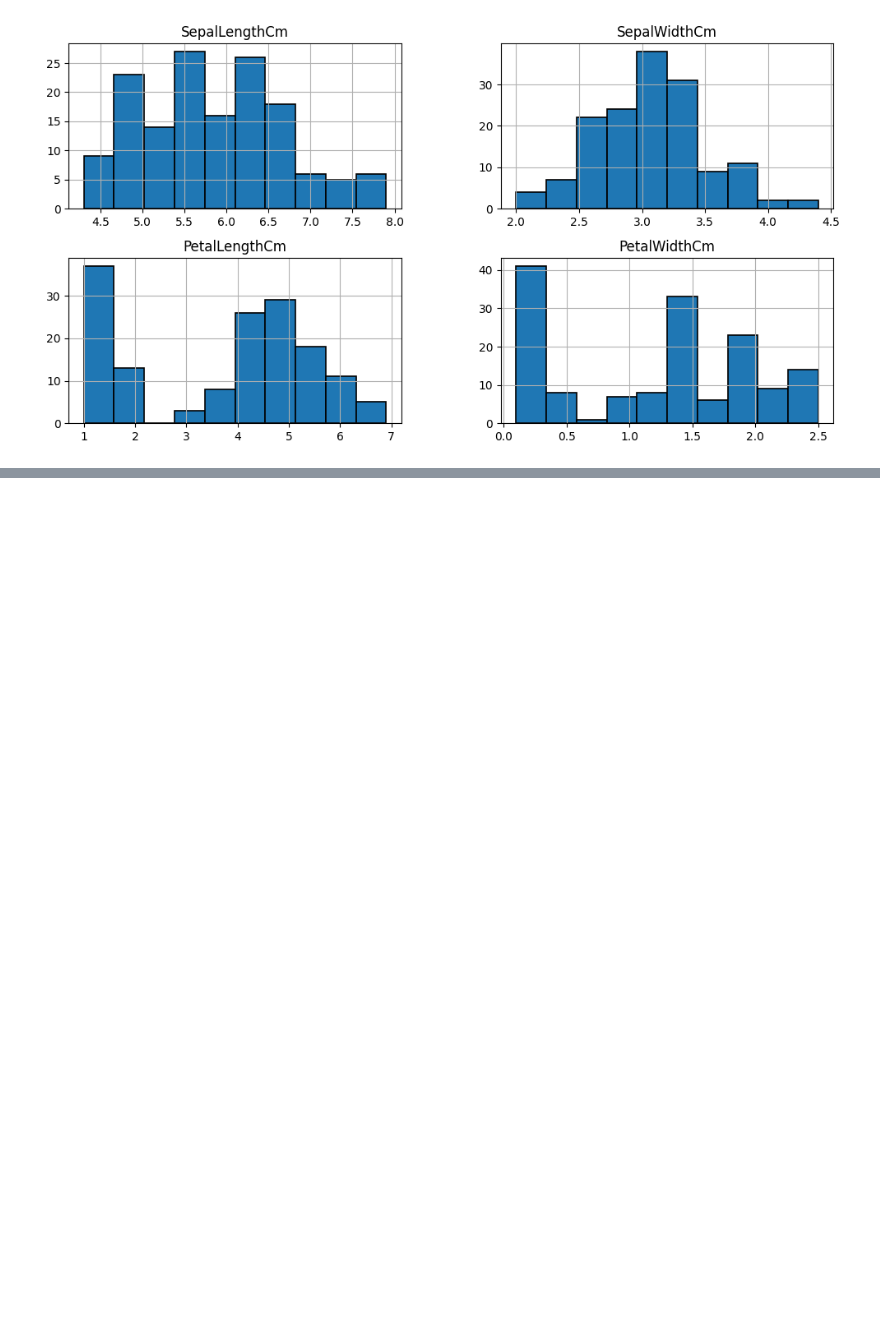
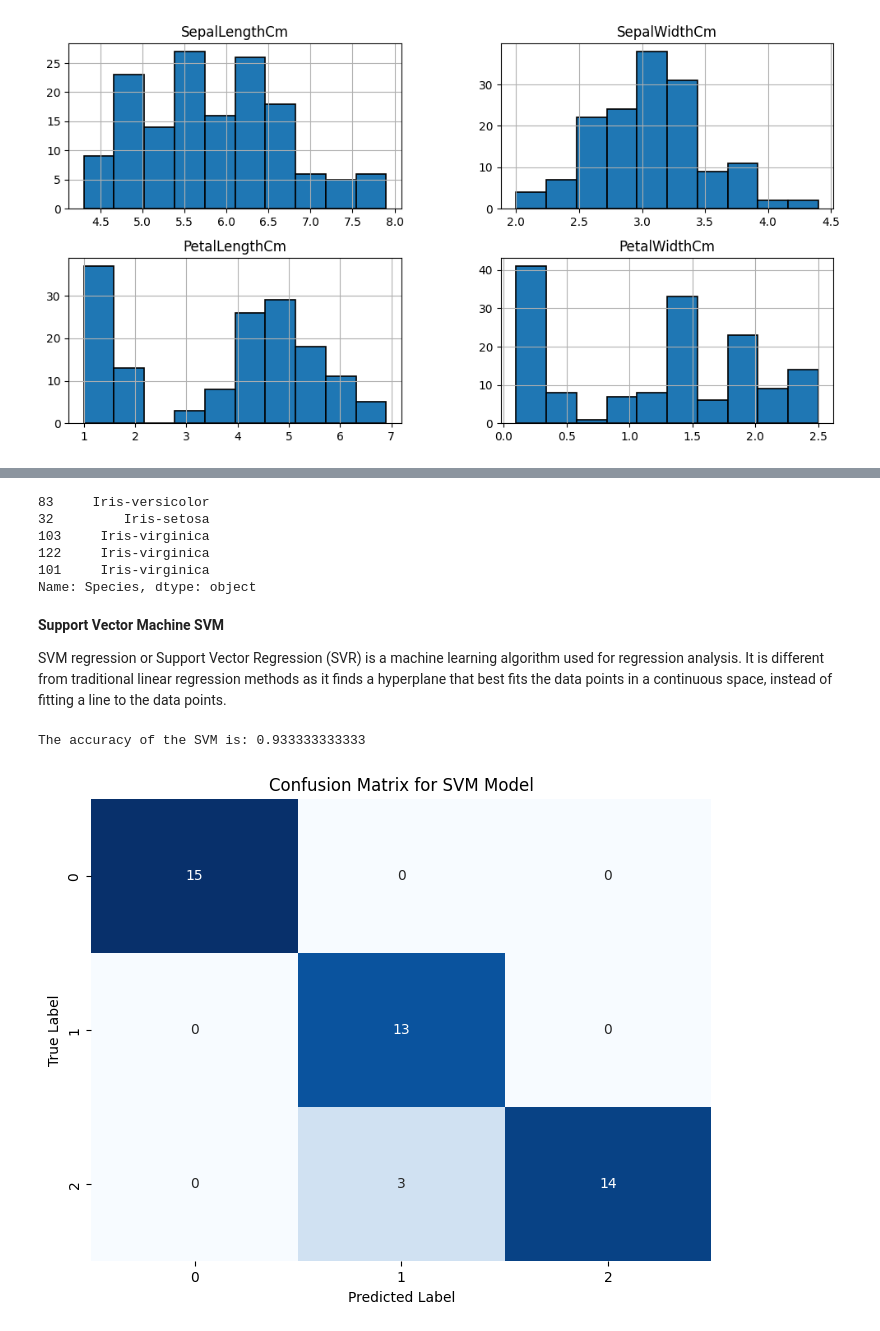
Before and after one commit to Enkhamgalan1230/CO559-ML-DL-Group-project, a Jupyter notebook: GroupProj.ipynb, the cells around one changed output, grey strips where cells are left out. Saved outputs shown, nothing was run; the diff lists cells and outputs as text; code cells hidden in the pictures; blank space fills up the shorter version.

```diff
--- a/GroupProj.ipynb
+++ b/GroupProj.ipynb
@@ -98,0 +147,13 @@ plt.show()
+# %%
+train_X, test_X, train_Y, test_Y = train_test_split(
+    iris[["SepalLengthCm", "SepalWidthCm", "PetalLengthCm", "PetalWidthCm"]],
+    iris["Species"],
+    test_size=0.3,
+    random_state = None
+)
+#output value of test data
+# In this one we are taking all features!
+# 1. X- Taking the training data features, output of our training data
+# 2. Y - Taking test data features, output value of test data
+# The dataset will be divided into two sets which are going to bed used for testing as well as training
+# 70% - training, 30% - testing
@@ -98,0 +195,32 @@ plt.show()
+# %%
+test_Y.head()
+# %% [output]
+83     Iris-versicolor
+32         Iris-setosa
+103     Iris-virginica
+122     Iris-virginica
+101     Iris-virginica
+Name: Species, dtype: object
+# %% [markdown]
+**Support Vector Machine SVM**
+
+SVM regression or Support Vector Regression (SVR) is a machine learning algorithm used for regression analysis. It is different from traditional linear regression methods as it finds a hyperplane that best fits the data points in a continuous space, instead of fitting a line to the data points.
+# %%
+model = svm.SVC()
+model.fit(train_X,train_Y)
+prediction1 = model.predict(test_X)
+accuracy_svm = accuracy_score(test_Y, prediction1)
+print(f'The accuracy of the SVM is: {accuracy_svm:.12f}')
+
+conf_matrix = confusion_matrix(test_Y, prediction1)
+
+# Plot the confusion matrix
+plt.figure(figsize=(8, 6))
+sns.heatmap(conf_matrix, annot=True, fmt='d', cmap='Blues', cbar=False)
+plt.title('Confusion Matrix for SVM Model')
+plt.xlabel('Predicted Label')
+plt.ylabel('True Label')
+plt.show()
+# %% [output]
+The accuracy of the SVM is: 0.933333333333
+[figure, added]
```
Also changed, not shown: parts of 36 cells of this notebook.
